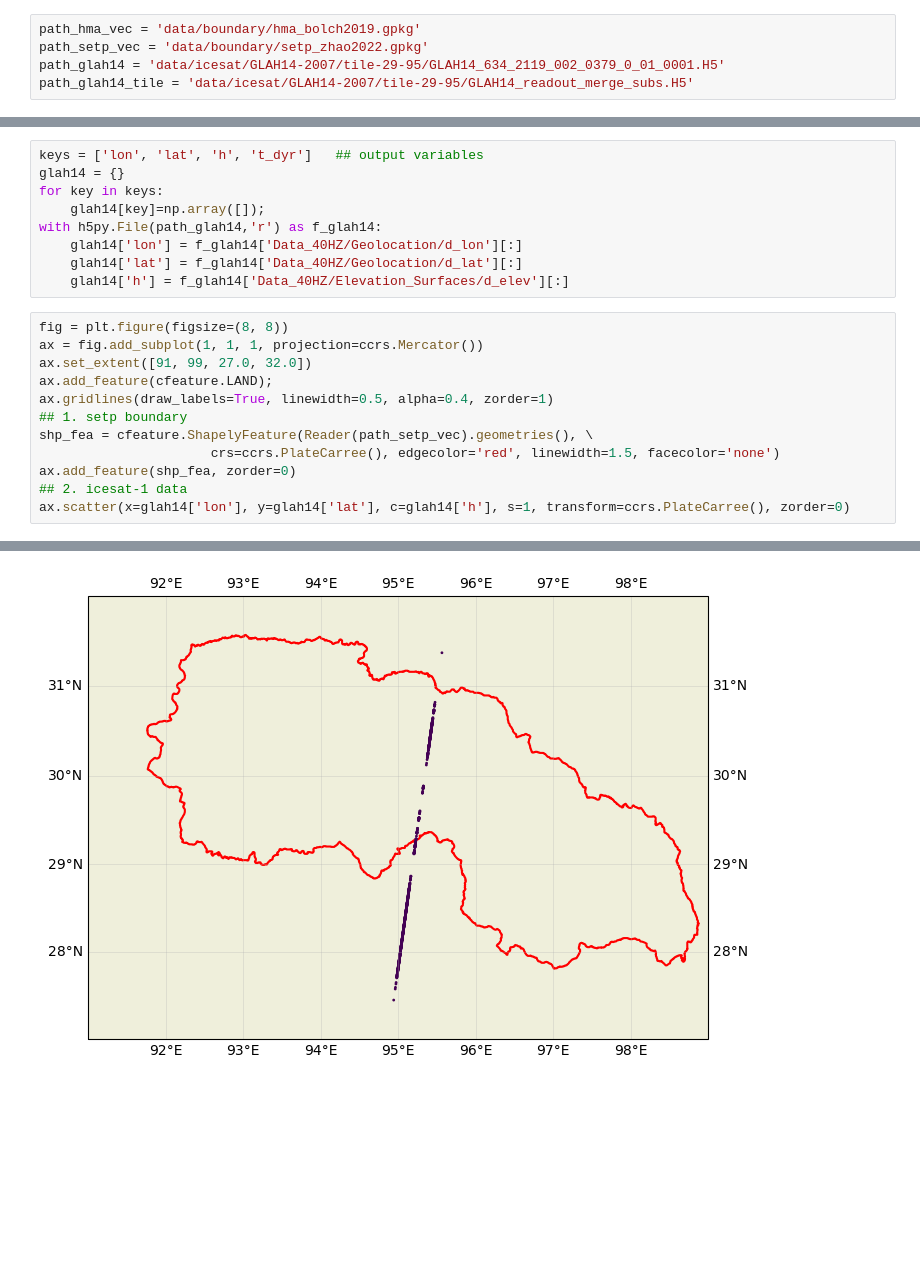
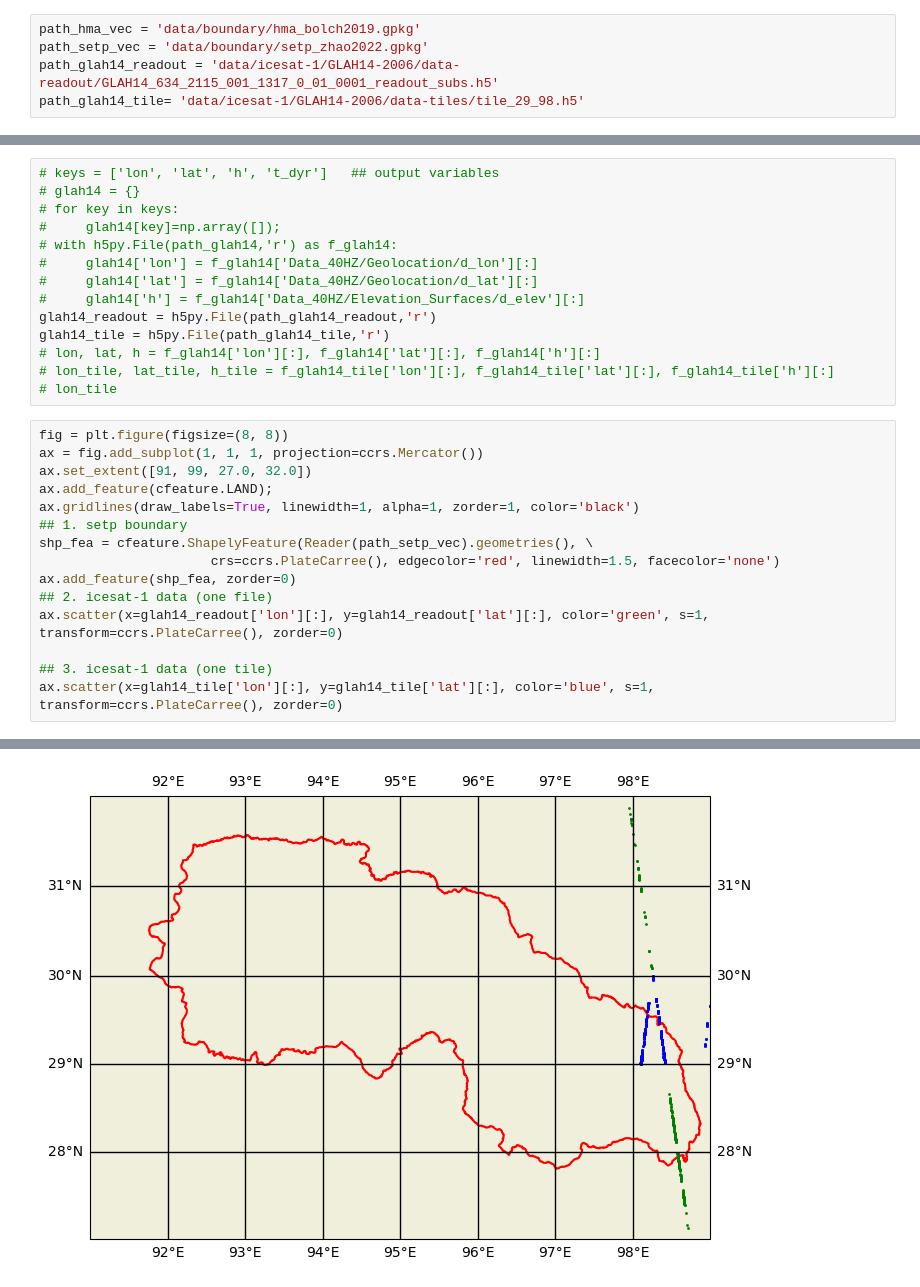
Before and after one commit to xinluo2018/Glacier-in-SETP, a Jupyter notebook: visual/icesat1_check.ipynb, the cells around one changed output, grey strips where cells are left out. Cells and saved outputs as stored; diff of their text form; blank space fills up the shorter version.

```diff
--- a/visual/icesat1_check.ipynb
+++ b/visual/icesat1_check.ipynb
@@ -15,6 +12,6 @@ ERROR 1: PROJ: proj_create_from_database: Open of /home/xin/miniconda3/envs/venv
 # %%
 path_hma_vec = 'data/boundary/hma_bolch2019.gpkg'
 path_setp_vec = 'data/boundary/setp_zhao2022.gpkg'
-path_glah14 = 'data/icesat/GLAH14-2007/tile-29-95/GLAH14_634_2119_002_0379_0_01_0001.H5'
-path_glah14_tile = 'data/icesat/GLAH14-2007/tile-29-95/GLAH14_readout_merge_subs.H5'
+path_glah14_readout = 'data/icesat-1/GLAH14-2006/data-readout/GLAH14_634_2115_001_1317_0_01_0001_readout_subs.h5'
+path_glah14_tile= 'data/icesat-1/GLAH14-2006/data-tiles/tile_29_98.h5'
 # %% [markdown]
@@ -27,24 +36,32 @@ d_lon                    Dataset {1086840/Inf}
 # %%
-keys = ['lon', 'lat', 'h', 't_dyr']   ## output variables
-glah14 = {}
-for key in keys:
-    glah14[key]=np.array([]);
-with h5py.File(path_glah14,'r') as f_glah14:
-    glah14['lon'] = f_glah14['Data_40HZ/Geolocation/d_lon'][:]
-    glah14['lat'] = f_glah14['Data_40HZ/Geolocation/d_lat'][:]
-    glah14['h'] = f_glah14['Data_40HZ/Elevation_Surfaces/d_elev'][:]
+# keys = ['lon', 'lat', 'h', 't_dyr']   ## output variables
+# glah14 = {}
+# for key in keys:
+#     glah14[key]=np.array([]);
+# with h5py.File(path_glah14,'r') as f_glah14:
+#     glah14['lon'] = f_glah14['Data_40HZ/Geolocation/d_lon'][:]
+#     glah14['lat'] = f_glah14['Data_40HZ/Geolocation/d_lat'][:]
+#     glah14['h'] = f_glah14['Data_40HZ/Elevation_Surfaces/d_elev'][:]
+glah14_readout = h5py.File(path_glah14_readout,'r')
+glah14_tile = h5py.File(path_glah14_tile,'r')
+# lon, lat, h = f_glah14['lon'][:], f_glah14['lat'][:], f_glah14['h'][:]
+# lon_tile, lat_tile, h_tile = f_glah14_tile['lon'][:], f_glah14_tile['lat'][:], f_glah14_tile['h'][:]
+# lon_tile
 # %%
 fig = plt.figure(figsize=(8, 8))
 ax = fig.add_subplot(1, 1, 1, projection=ccrs.Mercator())
 ax.set_extent([91, 99, 27.0, 32.0])
 ax.add_feature(cfeature.LAND);
-ax.gridlines(draw_labels=True, linewidth=0.5, alpha=0.4, zorder=1)
+ax.gridlines(draw_labels=True, linewidth=1, alpha=1, zorder=1, color='black')
 ## 1. setp boundary
 shp_fea = cfeature.ShapelyFeature(Reader(path_setp_vec).geometries(), \
                       crs=ccrs.PlateCarree(), edgecolor='red', linewidth=1.5, facecolor='none')
 ax.add_feature(shp_fea, zorder=0)
-## 2. icesat-1 data
-ax.scatter(x=glah14['lon'], y=glah14['lat'], c=glah14['h'], s=1, transform=ccrs.PlateCarree(), zorder=0)
+## 2. icesat-1 data (one file)
+ax.scatter(x=glah14_readout['lon'][:], y=glah14_readout['lat'][:], color='green', s=1, transform=ccrs.PlateCarree(), zorder=0)
+
+## 3. icesat-1 data (one tile)
+ax.scatter(x=glah14_tile['lon'][:], y=glah14_tile['lat'][:], color='blue', s=1, transform=ccrs.PlateCarree(), zorder=0)
 # %% [output]
 <matplotlib.collections.PathCollection at 0x...>
-[figure, old version]
+[figure, new version]
```
Also changed, not shown: parts of 8 cells of this notebook, 20 other files.
